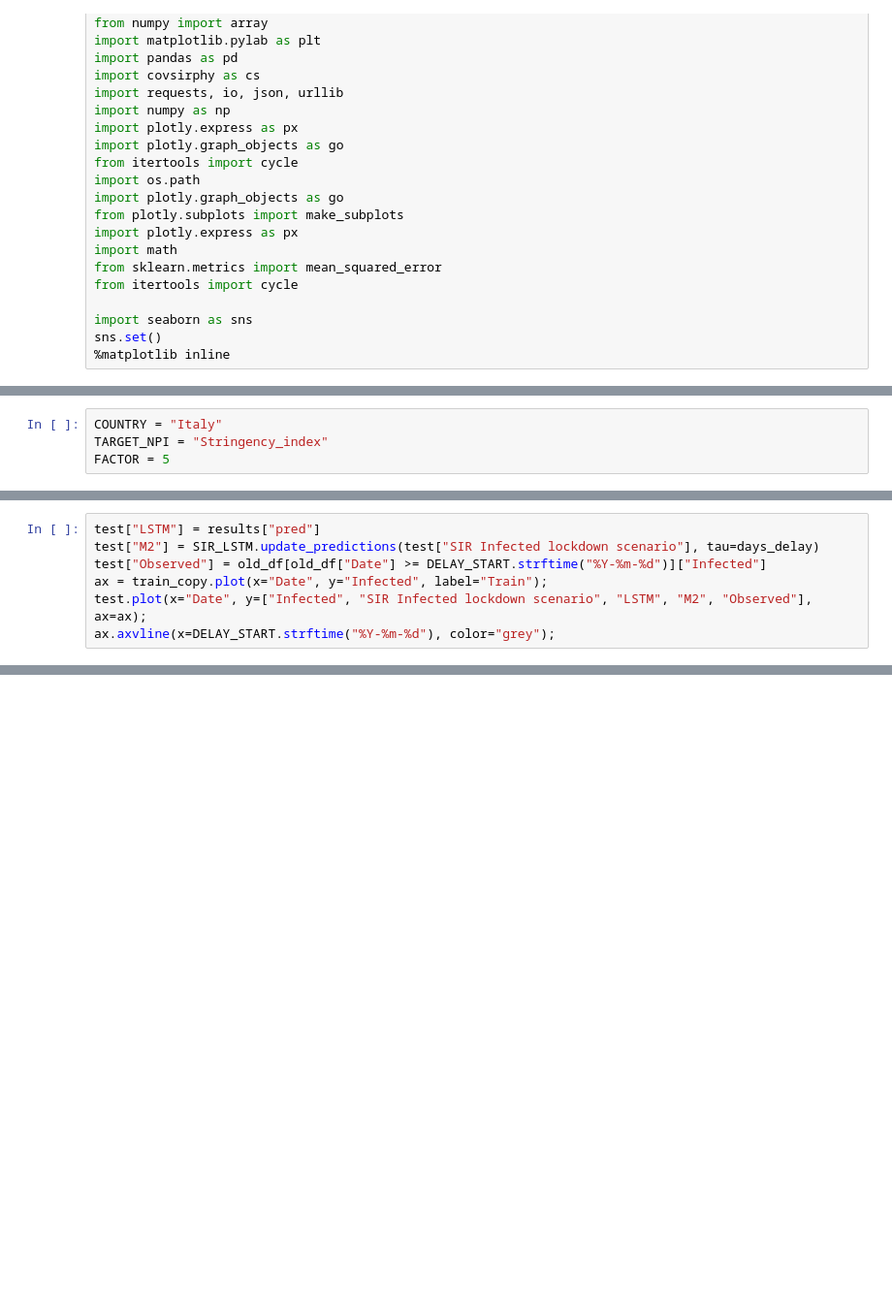
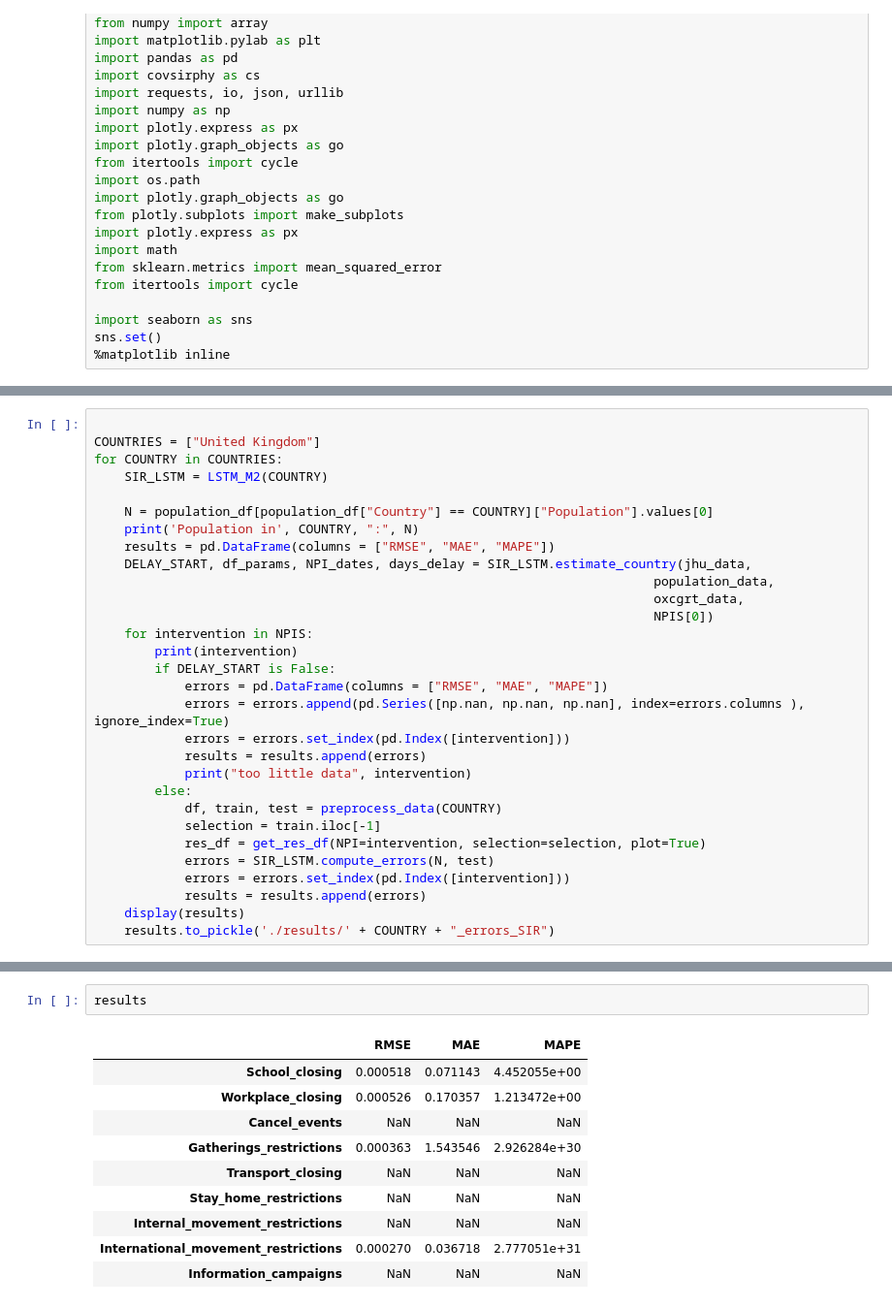
Before and after one commit to rebeccadavidsson/SIR_LSTM, a Jupyter notebook: SIR/M2 SIR to LSTM.ipynb, the cells around one changed output, grey strips where cells are left out. Shown at 97% size. Saved outputs shown, nothing was run; the diff lists cells and outputs as text; blank space fills up the shorter version.

```diff
--- a/SIR/M2 SIR to LSTM.ipynb
+++ b/SIR/M2 SIR to LSTM.ipynb
@@ -116,4 +47,0 @@ Retrieving COVID-19 dataset in Japan from https://github.com/lisphilar/covid19-s
-# %%
-COUNTRY = "Italy"
-TARGET_NPI = "Stringency_index"
-FACTOR = 5
@@ -228,7 +128,0 @@ results = SIR_LSTM.simulate();
-# %%
-test["LSTM"] = results["pred"]
-test["M2"] = SIR_LSTM.update_predictions(test["SIR Infected lockdown scenario"], tau=days_delay)
-test["Observed"] = old_df[old_df["Date"] >= DELAY_START.strftime("%Y-%m-%d")]["Infected"]
-ax = train_copy.plot(x="Date", y="Infected", label="Train");
-test.plot(x="Date", y=["Infected", "SIR Infected lockdown scenario", "LSTM", "M2", "Observed"], ax=ax);
-ax.axvline(x=DELAY_START.strftime("%Y-%m-%d"), color="grey");
@@ -236,0 +129,30 @@ ax.axvline(x=DELAY_START.strftime("%Y-%m-%d"), color="grey");
+# %%
+
+COUNTRIES = ["United Kingdom"]
+for COUNTRY in COUNTRIES:
+    SIR_LSTM = LSTM_M2(COUNTRY)
+
+    N = population_df[population_df["Country"] == COUNTRY]["Population"].values[0]
+    print('Population in', COUNTRY, ":", N)
+    results = pd.DataFrame(columns = ["RMSE", "MAE", "MAPE"])
+    DELAY_START, df_params, NPI_dates, days_delay = SIR_LSTM.estimate_country(jhu_data,
+                                                                          population_data,
+                                                                          oxcgrt_data,
+                                                                          NPIS[0])
+    for intervention in NPIS:
+        print(intervention)
+        if DELAY_START is False:
+            errors = pd.DataFrame(columns = ["RMSE", "MAE", "MAPE"])
+            errors = errors.append(pd.Series([np.nan, np.nan, np.nan], index=errors.columns ), ignore_index=True)
+            errors = errors.set_index(pd.Index([intervention]))
+            results = results.append(errors)
+            print("too little data", intervention)
+        else:
+            df, train, test = preprocess_data(COUNTRY)
+            selection = train.iloc[-1]
+            res_df = get_res_df(NPI=intervention, selection=selection, plot=True)
+            errors = SIR_LSTM.compute_errors(N, test)
+            errors = errors.set_index(pd.Index([intervention]))
+            results = results.append(errors)
+    display(results)
+    results.to_pickle('./results/' + COUNTRY + "_errors_SIR")
@@ -236,0 +193,13 @@ ax.axvline(x=DELAY_START.strftime("%Y-%m-%d"), color="grey");
+# %%
+results
+# %% [output]
+|  | RMSE | MAE | MAPE |
+| School_closing | 0.000518 | 0.071143 | 4.452055e+00 |
+| Workplace_closing | 0.000526 | 0.170357 | 1.213472e+00 |
+| Cancel_events | NaN | NaN | NaN |
+| Gatherings_restrictions | 0.000363 | 1.543546 | 2.926284e+30 |
+| Transport_closing | NaN | NaN | NaN |
+| Stay_home_restrictions | NaN | NaN | NaN |
+| Internal_movement_restrictions | NaN | NaN | NaN |
+| International_movement_restrictions | 0.000270 | 0.036718 | 2.777051e+31 |
+| Information_campaigns | NaN | NaN | NaN |
```
Also changed, not shown: parts of 14 cells of this notebook, 47 other files.
